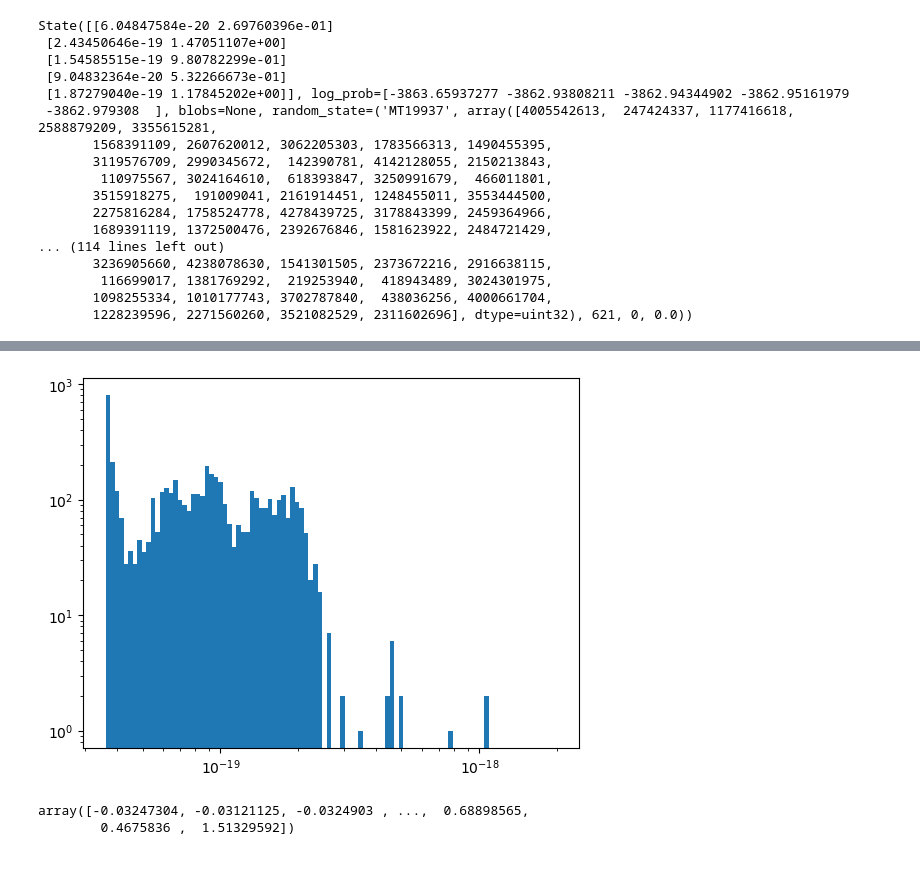
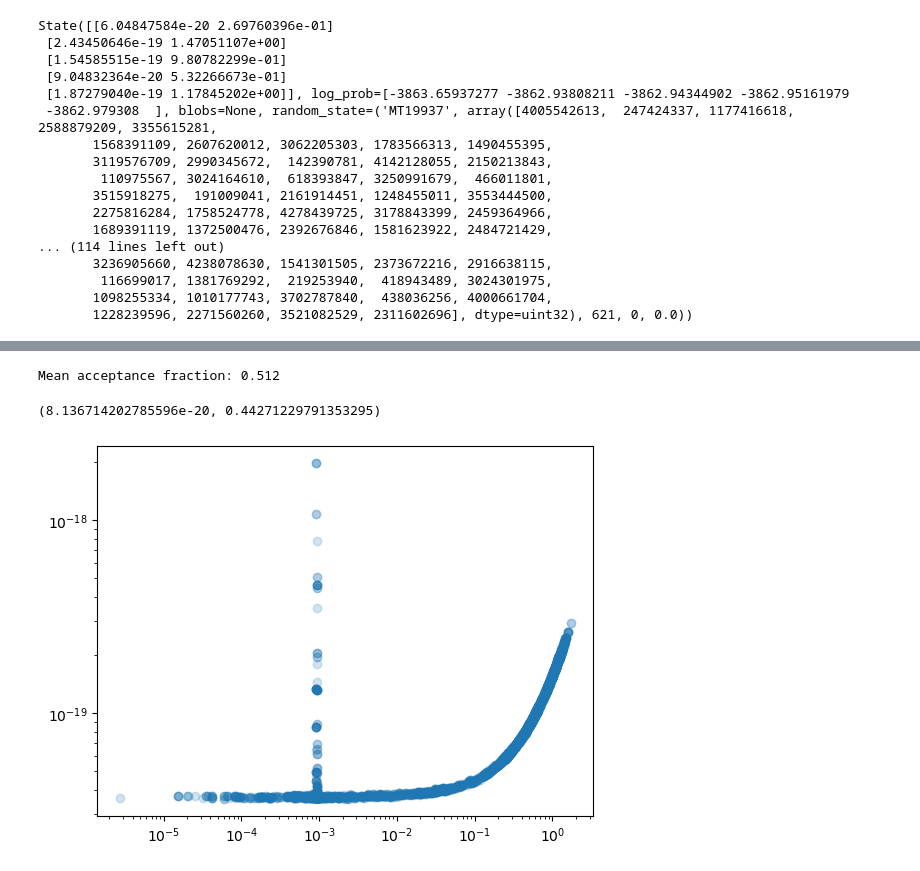
Before and after one commit to kpardo/thermo-idm, a Jupyter notebook: mcmc_2_param.ipynb, the cells around one changed output, grey strips where cells are left out. Drawn from its saved outputs; the diff is of its cells as text; code cells hidden in the pictures.

```diff
--- a/mcmc_2_param.ipynb
+++ b/mcmc_2_param.ipynb
@@ -158,9 +124,0 @@ plot_loghist(samples[:,1], bins=bins)
-# %%
-plot_loghist(samples[:,0], bins=bins)
-# %% [output]
-[figure, removed]
-# %%
-samples[:,1]
-# %% [output]
-array([-0.03247304, -0.03121125, -0.0324903 , ...,  0.68898565,
-        0.4675836 ,  1.51329592])
@@ -166,0 +127,18 @@ array([-0.03247304, -0.03121125, -0.0324903 , ...,  0.68898565,
+# %%
+print(
+    "Mean acceptance fraction: {0:.3f}".format(
+        np.mean(sampler.acceptance_fraction)
+    )
+)
+# %% [output]
+Mean acceptance fraction: 0.512
+# %%
+np.median(samples[:,0]), np.median(samples[:,1]) # wants to have higher value of mchi
+# %% [output]
+(8.136714202785596e-20, 0.44271229791353295)
+# %%
+plt.scatter(samples[:,1], samples[:,0], alpha=0.2)
+plt.xscale('log')
+plt.yscale('log')
+# %% [output]
+[figure, added]
```
Also changed, not shown: parts of 21 cells of this notebook.
